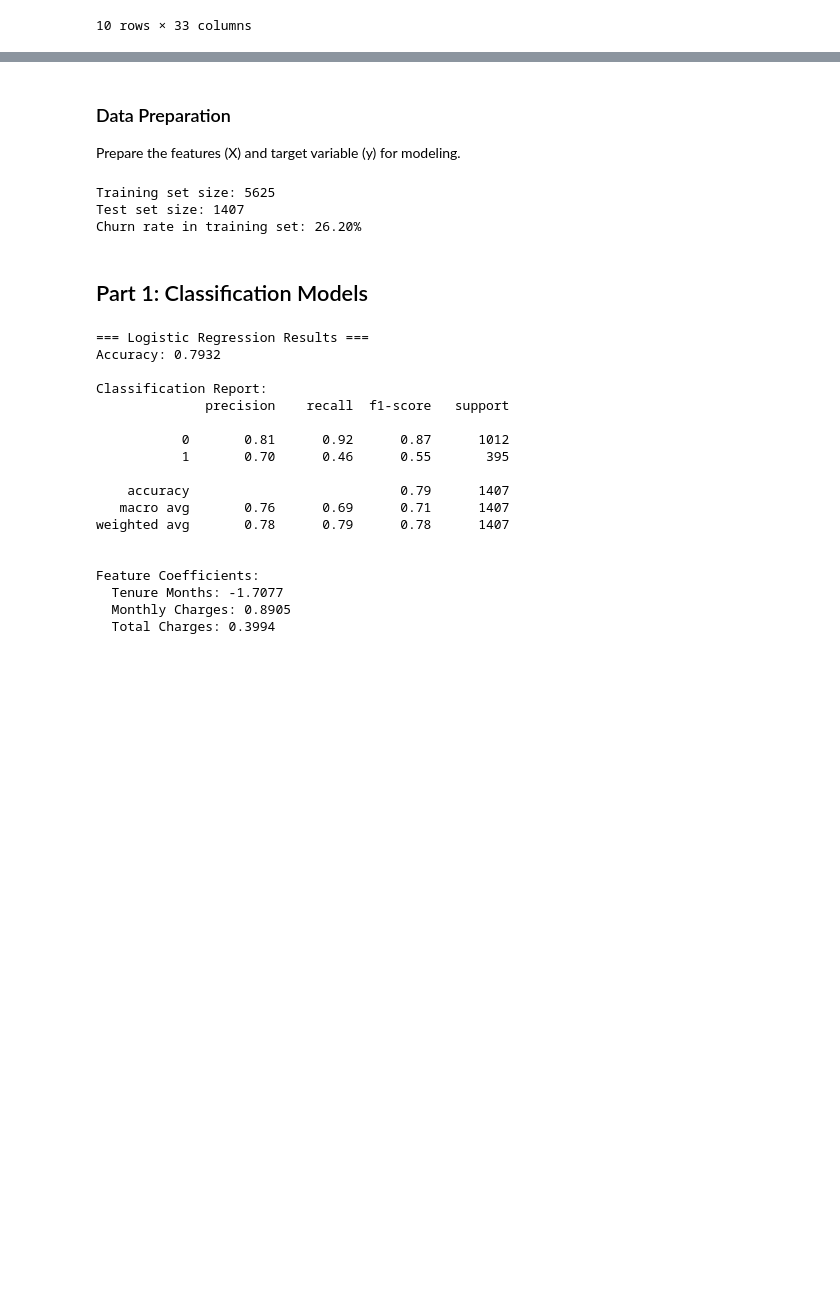
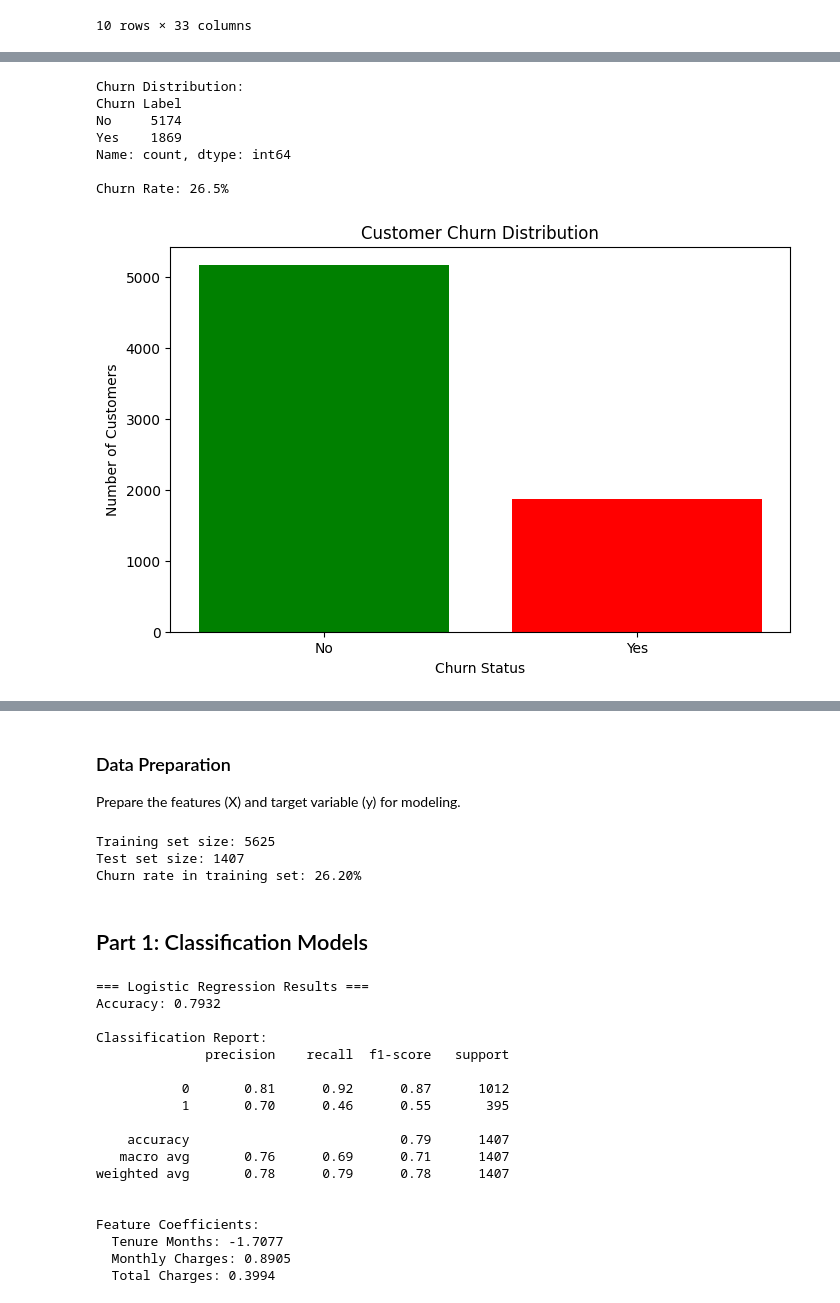
Before and after one commit to omniV1/GCU_SWE_2023-2025, a Jupyter notebook: AIT-110-Stat-Learning-Theory/Assignments/classification/Classification.ipynb, the cells around one changed output, grey strips where cells are left out. Saved outputs shown, nothing was run; the diff lists cells and outputs as text; code cells hidden in the pictures; blank space fills up the shorter version.

```diff
--- a/AIT-110-Stat-Learning-Theory/Assignments/classification/Classification.ipynb
+++ b/AIT-110-Stat-Learning-Theory/Assignments/classification/Classification.ipynb
@@ -133,0 +132,24 @@ sns.boxplot(x='Churn Label', y='Tenure Months', data=df)
+# %%
+# Churn Distribution - Simple bar chart
+churn_counts = df['Churn Label'].value_counts()
+
+print("Churn Distribution:")
+print(churn_counts)
+print(f"\nChurn Rate: {(churn_counts['Yes'] / len(df) * 100):.1f}%")
+
+# Simple bar chart
+plt.figure(figsize=(8, 5))
+plt.bar(churn_counts.index, churn_counts.values, color=['green', 'red'])
+plt.title('Customer Churn Distribution')
+plt.xlabel('Churn Status')
+plt.ylabel('Number of Customers')
+plt.show()
+# %% [output]
+Churn Distribution:
+Churn Label
+No     5174
+Yes    1869
+Name: count, dtype: int64
+
+Churn Rate: 26.5%
+[figure, added]
```
Also changed, not shown: parts of 13 cells of this notebook.
